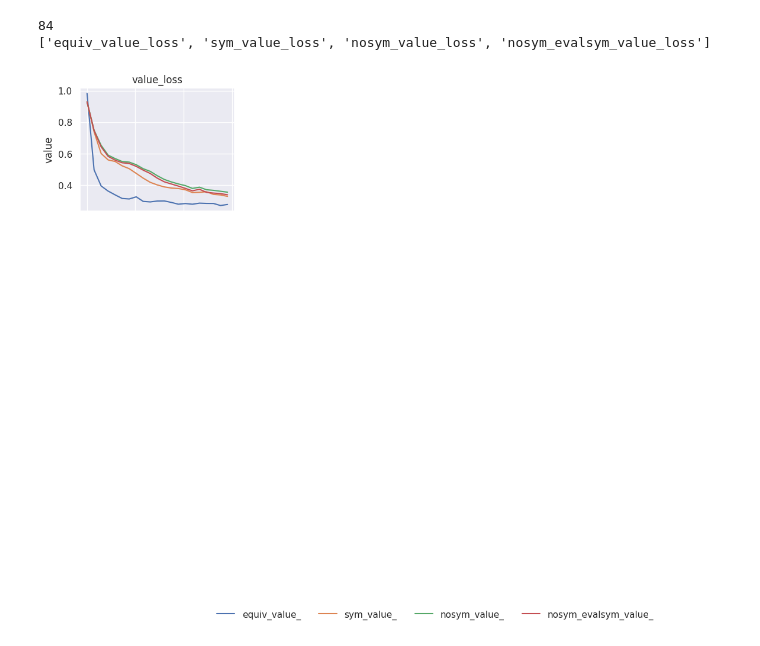
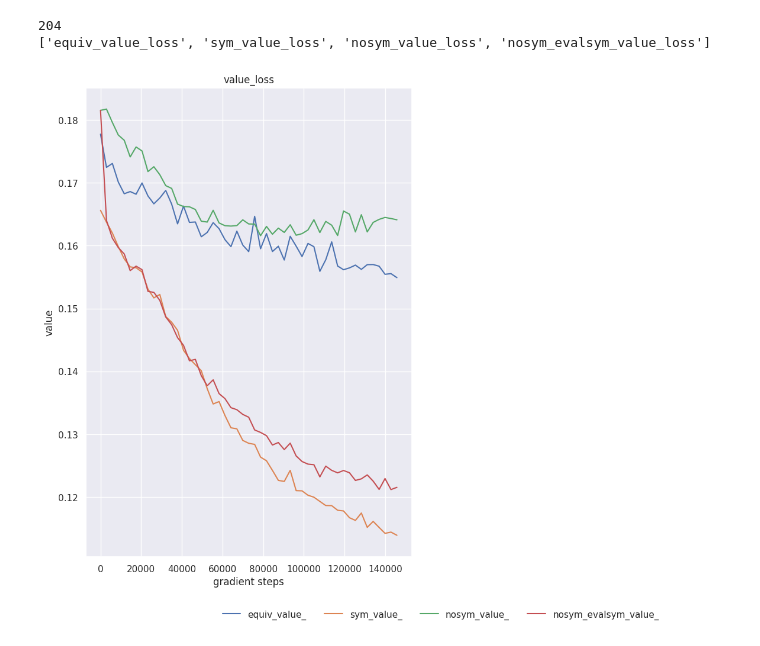
Before and after one commit to Egiob/wss, a Jupyter notebook: wss_regul.ipynb, the cells around one changed output. Saved outputs shown, nothing was run; the diff lists cells and outputs as text; code cells hidden in the pictures.

Commit message:
minor plot changes

```diff
--- a/wss_regul.ipynb
+++ b/wss_regul.ipynb
@@ -65,7 +65,7 @@ _test_values = np.load("data/test_values.npy")
 
 
 n_train = _train_boards.shape[0]
-n_sample = int(n_train * 0.1)
+n_sample = int(n_train * 1.0)
 random_key, subkey = jax.random.split(random_key)
 indices = jax.random.choice(subkey, n_train, shape=(n_sample,), replace=False)
 train_boards = jnp.stack(
@@ -130,7 +130,7 @@ def loss_fn(value_net, obs, values, alpha=0.0, interm_alpha=0.0):
     }
 # %%
 rows = []
-n_epochs = 20
+n_epochs = 50
 k = 0
 
 
@@ -194,7 +194,7 @@ plot_df_all = df
 # plot_df_all = df[df.metric.str.contains("eval")].copy()
 # plot_df_all.loc[:, "metric"] = plot_df_all["metric"].str.replace(r"^eval_", "", regex=True)
 
-nrows, ncols = 3, 4
+nrows, ncols = 1, 2
 fig, axes = plt.subplots(
     nrows,
     ncols,
@@ -239,32 +239,32 @@ for i in range(n_plots):
         if ax.get_legend() is not None:
             ax.get_legend().remove()
     else:
         if ax.get_legend() is not None:
             ax.get_legend().remove()
 
 for j in range(n_plots, max_plots):
     fig.delaxes(axes[j])
 
 legend_labels_short = []
 legend_labels_suffix = legend_labels[0].split("_")[-1]
 for lab in legend_labels:
     lab = lab.replace(legend_labels_suffix, "")
     legend_labels_short.append(lab)
 
 print(legend_labels)
 
 if legend_handles and legend_labels:
     fig.legend(
         legend_handles,
         legend_labels_short,
         loc="lower center",
         ncol=min(len(legend_labels), 6),
         frameon=False,
         bbox_to_anchor=(0.5, 0.12),
     )
 
 fig.subplots_adjust(bottom=0.22, wspace=0.25, hspace=0.4)
 # %% [output]
-84
+204
 ['equiv_value_loss', 'sym_value_loss', 'nosym_value_loss', 'nosym_evalsym_value_loss']
-[figure, old version]
+[figure, new version]
```
